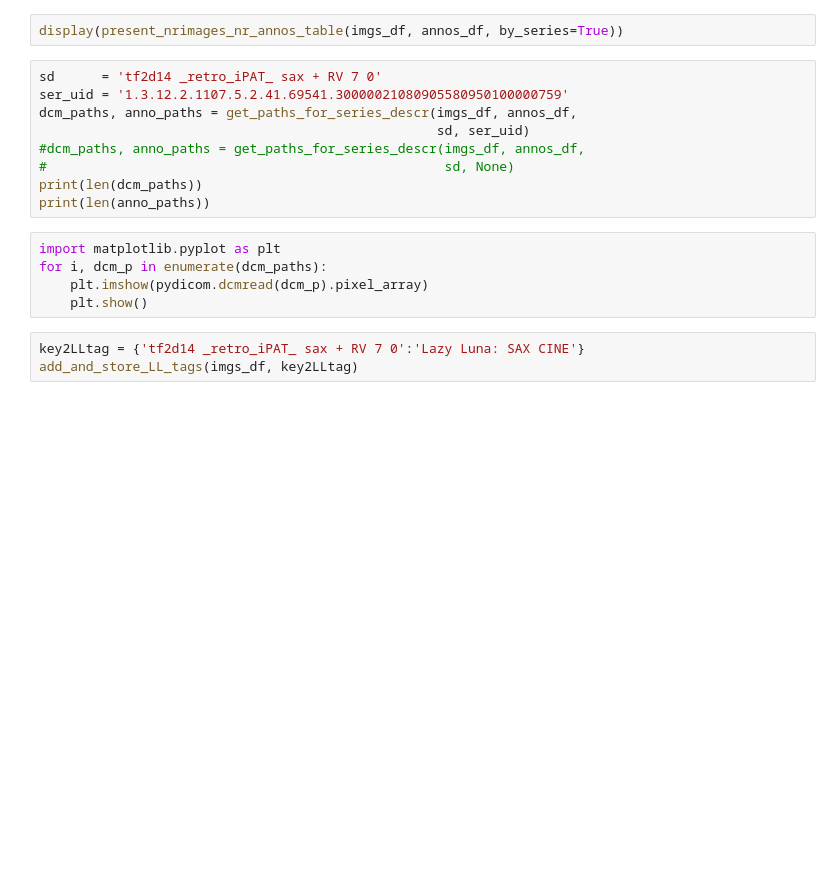
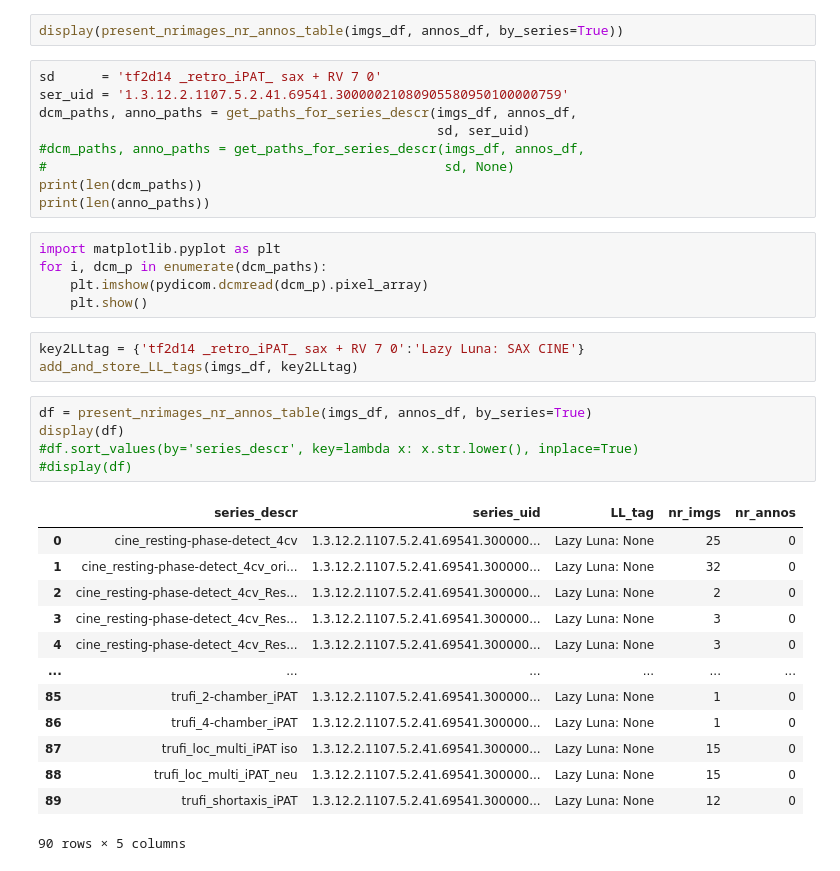
Before and after one commit to thadler/LazyLuna, a Jupyter notebook: Notebooks/TestingLoadingImagesAndAnnos.ipynb, the cells around one changed output. Saved outputs shown, nothing was run; the diff lists cells and outputs as text; blank space fills up the shorter version.

```diff
--- a/Notebooks/TestingLoadingImagesAndAnnos.ipynb
+++ b/Notebooks/TestingLoadingImagesAndAnnos.ipynb
@@ -46,3 +95,22 @@ for i, dcm_p in enumerate(dcm_paths):
 # %%
 key2LLtag = {'tf2d14 _retro_iPAT_ sax + RV 7 0':'Lazy Luna: SAX CINE'}
 add_and_store_LL_tags(imgs_df, key2LLtag)
+# %%
+df = present_nrimages_nr_annos_table(imgs_df, annos_df, by_series=True)
+display(df)
+#df.sort_values(by='series_descr', key=lambda x: x.str.lower(), inplace=True)
+#display(df)
+# %% [output]
+|  | series_descr | series_uid | LL_tag | nr_imgs | nr_annos |
+| 0 | cine_resting-phase-detect_4cv | 1.3.12.2.1107.5.2.41.69541.300000... | Lazy Luna: None | 25 | 0 |
+| 1 | cine_resting-phase-detect_4cv_ori... | 1.3.12.2.1107.5.2.41.69541.300000... | Lazy Luna: None | 32 | 0 |
+| 2 | cine_resting-phase-detect_4cv_Res... | 1.3.12.2.1107.5.2.41.69541.300000... | Lazy Luna: None | 2 | 0 |
+| 3 | cine_resting-phase-detect_4cv_Res... | 1.3.12.2.1107.5.2.41.69541.300000... | Lazy Luna: None | 3 | 0 |
+| 4 | cine_resting-phase-detect_4cv_Res... | 1.3.12.2.1107.5.2.41.69541.300000... | Lazy Luna: None | 3 | 0 |
+| ... | ... | ... | ... | ... | ... |
+| 85 | trufi_2-chamber_iPAT | 1.3.12.2.1107.5.2.41.69541.300000... | Lazy Luna: None | 1 | 0 |
+| 86 | trufi_4-chamber_iPAT | 1.3.12.2.1107.5.2.41.69541.300000... | Lazy Luna: None | 1 | 0 |
+| 87 | trufi_loc_multi_iPAT iso | 1.3.12.2.1107.5.2.41.69541.300000... | Lazy Luna: None | 15 | 0 |
+| 88 | trufi_loc_multi_iPAT_neu | 1.3.12.2.1107.5.2.41.69541.300000... | Lazy Luna: None | 15 | 0 |
+| 89 | trufi_shortaxis_iPAT | 1.3.12.2.1107.5.2.41.69541.300000... | Lazy Luna: None | 12 | 0 |
+90 rows × 5 columns
```
Also changed, not shown: parts of 2 cells of this notebook, 4 other files.
